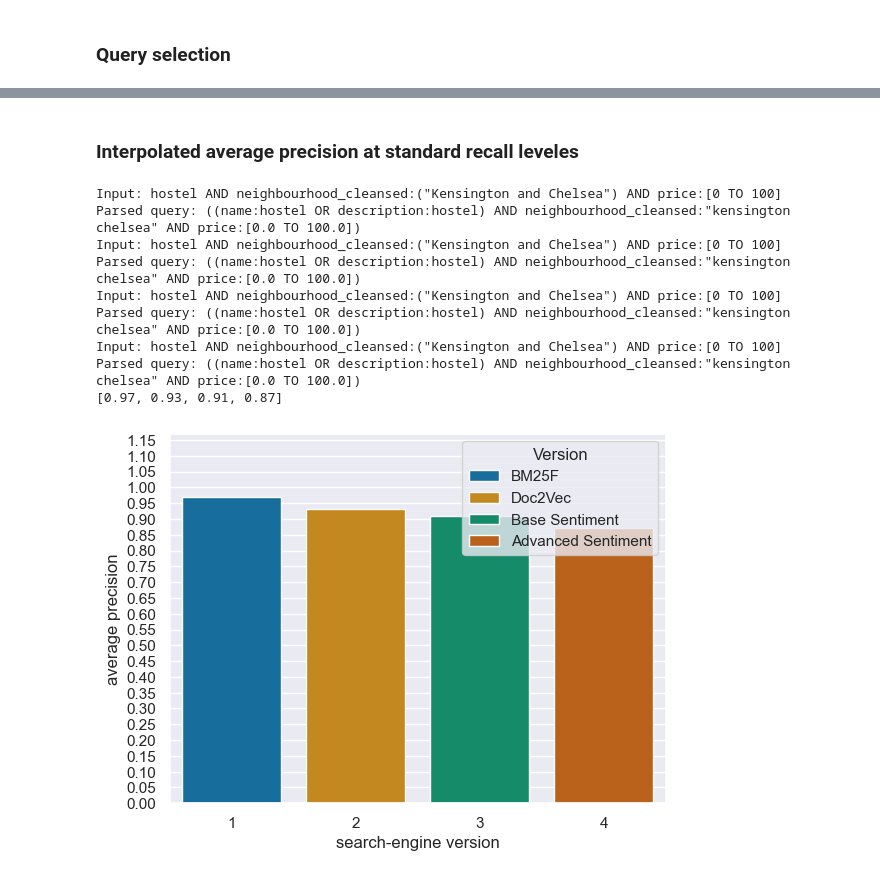
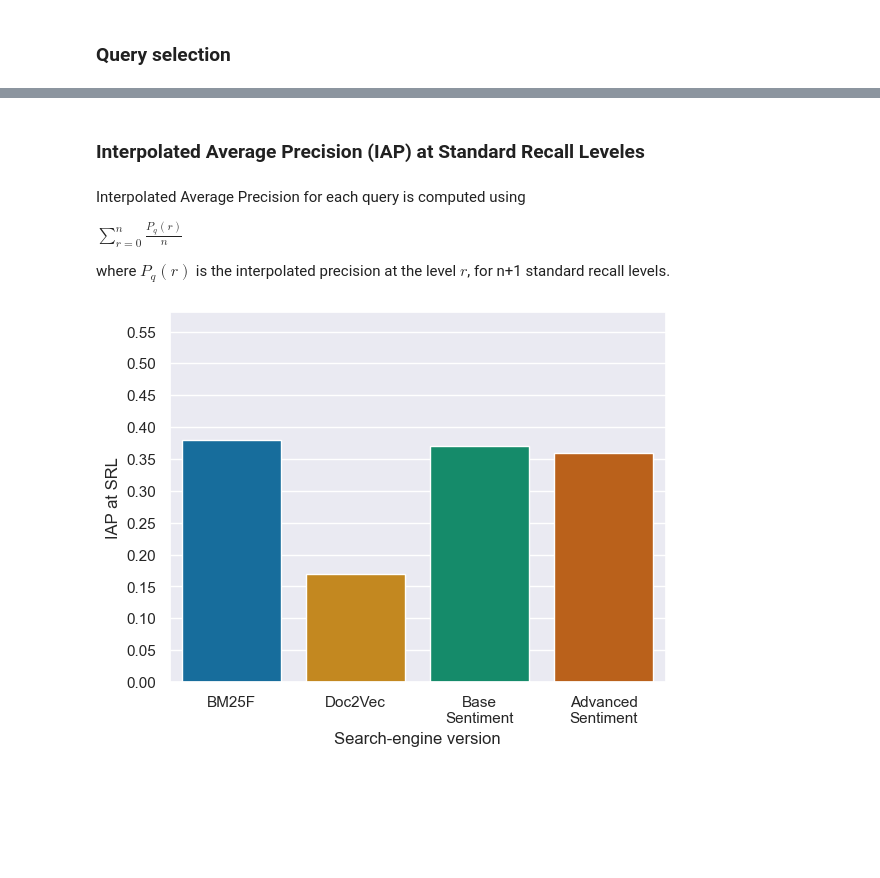
Before and after one commit to albertonuzzaci/ProgettoGestione, a Jupyter notebook: benchmarks.ipynb, the cells around one changed output, grey strips where cells are left out. Saved outputs shown, nothing was run; the diff lists cells and outputs as text; code cells hidden in the pictures; blank space fills up the shorter version.

```diff
--- a/benchmarks.ipynb
+++ b/benchmarks.ipynb
@@ -46,9 +59,7 @@ ID       UIN
 # %%
 try:
-    # Selection occurs by this variable.
-    examined_q = 2
+    examined_q = 1
     print("User Information Need: " + queries[examined_q]["UIN"])
 except IndexError as e:
-    print(e)
     print("index not valid")
 # %% [output]
@@ -102,46 +120,44 @@ Parsed query: ((name:hostel OR description:hostel) AND neighbourhood_cleansed:"k
-# %% [markdown]
-### Interpolated average precision at standard recall leveles
+# %% [markdown]
+### Interpolated Average Precision (IAP) at Standard Recall Leveles
+# %% [markdown]
+Interpolated Average Precision for each query is computed using
+
+$\sum_{r=0}^{n} \frac{P_q(r)}{n}$
+
+where $P_q(r)$ is the interpolated precision at the level $r$, for n+1 standard recall levels.
 # %%
 from matplotlib.ticker import MultipleLocator
+import textwrap
 
-columns = []
+versions = []
 AvPr_values=[]
 
 for model, model_name in models:
     result = b.getResults(20, model)
     SRLValues = b.getSRLValues(
         b.getPrecisionValues(result),
         b.getRecallValues(result)
     )
 
     AvPr_values.append(b.getIapAvgPrecision(SRLValues))
 
-    columns.append(model_name)
+    versions.append(textwrap.fill(model_name, width=10,
+                    break_long_words=True))
 
 # plot the average precisi+ons
 # apply the default theme
 sns.set_theme()
 
-versions = [1, 2, 3, 4]
 
 # create a dataframe for Seaborn
-df = pd.DataFrame({"search-engine version": versions, "average precision": AvPr_values, "Version": columns})
+df = pd.DataFrame({"Search-engine version": versions, "IAP at SRL": AvPr_values})
 
-print(AvPr_values)
 # plot the bar graph
-pltAvPr = sns.barplot(data = df, x = "search-engine version", y = 'average precision',palette="colorblind", hue="Version")
+pltAvPr = sns.barplot(data = df, x = "Search-engine version", y = 'IAP at SRL',palette="colorblind")
+
 
 # set fixed axes, the semicolon suppress the output
 pltAvPr.set_ylim([0.0, max(AvPr_values)+0.20]); # set y-axis
 pltAvPr.yaxis.set_major_locator(MultipleLocator(0.05))
 # %% [output]
-Input: hostel AND neighbourhood_cleansed:("Kensington and Chelsea") AND price:[0 TO 100]
-Parsed query: ((name:hostel OR description:hostel) AND neighbourhood_cleansed:"kensington chelsea" AND price:[0.0 TO 100.0])
-Input: hostel AND neighbourhood_cleansed:("Kensington and Chelsea") AND price:[0 TO 100]
-Parsed query: ((name:hostel OR description:hostel) AND neighbourhood_cleansed:"kensington chelsea" AND price:[0.0 TO 100.0])
-Input: hostel AND neighbourhood_cleansed:("Kensington and Chelsea") AND price:[0 TO 100]
-Parsed query: ((name:hostel OR description:hostel) AND neighbourhood_cleansed:"kensington chelsea" AND price:[0.0 TO 100.0])
-Input: hostel AND neighbourhood_cleansed:("Kensington and Chelsea") AND price:[0 TO 100]
-Parsed query: ((name:hostel OR description:hostel) AND neighbourhood_cleansed:"kensington chelsea" AND price:[0.0 TO 100.0])
-[0.97, 0.93, 0.91, 0.87]
-[figure, old version]
+[figure, new version]
```
Also changed, not shown: parts of 21 cells of this notebook, 7 other files.
